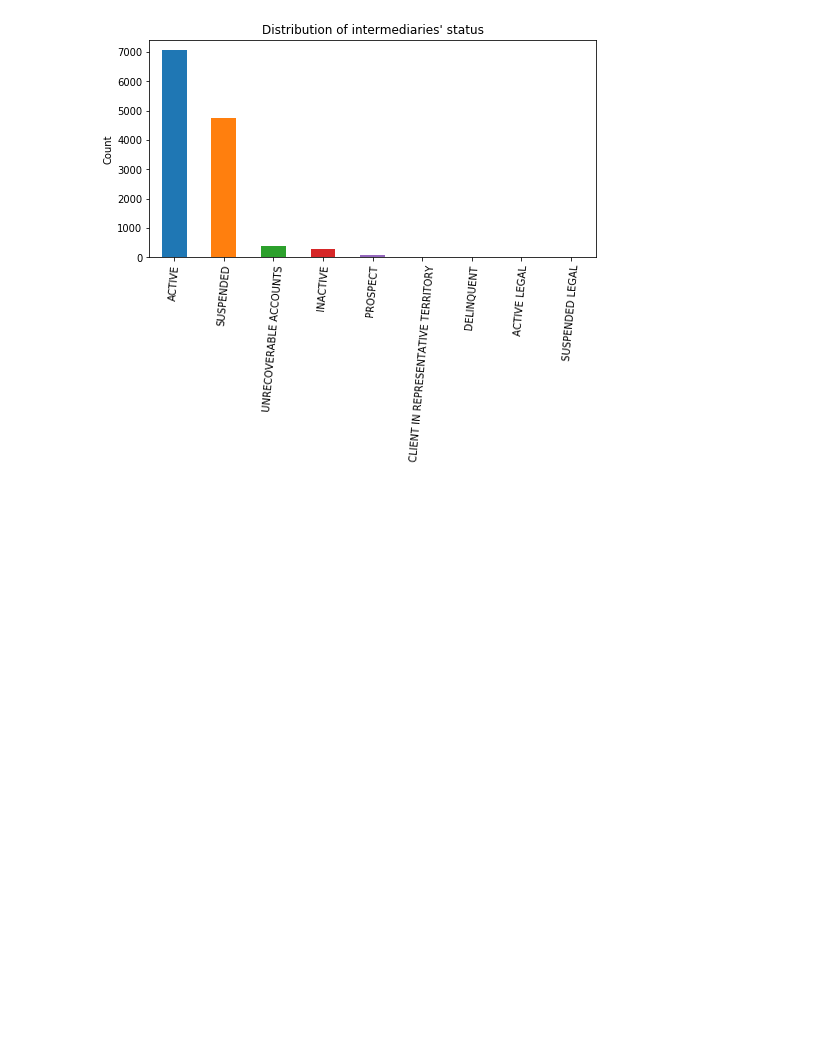
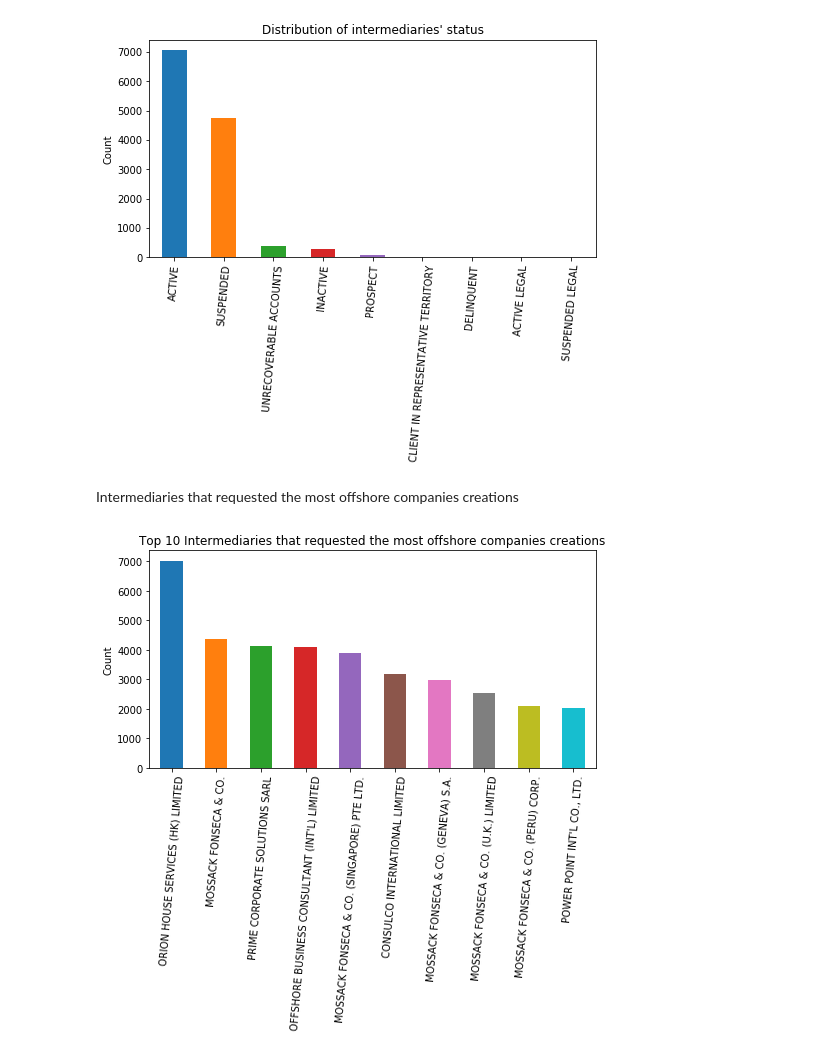
Before and after one commit to franckdess/ADA-Project, a Jupyter notebook: ml2.ipynb, the cells around one changed output. Cells and saved outputs as stored; diff of their text form; code cells hidden in the pictures; blank space fills up the shorter version.

```diff
--- a/ml2.ipynb
+++ b/ml2.ipynb
@@ -207,3 +210,13 @@ inter_status = intermediary['status'].value_counts()
 plot_counts("Distribution of intermediaries' status", inter_status)
 # %% [output]
 [figure]
+# %% [markdown]
+Intermediaries that requested the most offshore companies creations
+# %%
+requests_ids = edges[edges.TYPE == 'intermediary_of'].START_ID.to_frame()
+most_requests = requests_ids.merge(intermediary, left_on='START_ID', right_on='node_id')
+counts_requests = most_requests['name'].value_counts()
+
+plot_counts("Top 10 Intermediaries that requested the most offshore companies creations", counts_requests[:10])
+# %% [output]
+[figure, added]
```
Also changed, not shown: parts of 23 cells of this notebook.
